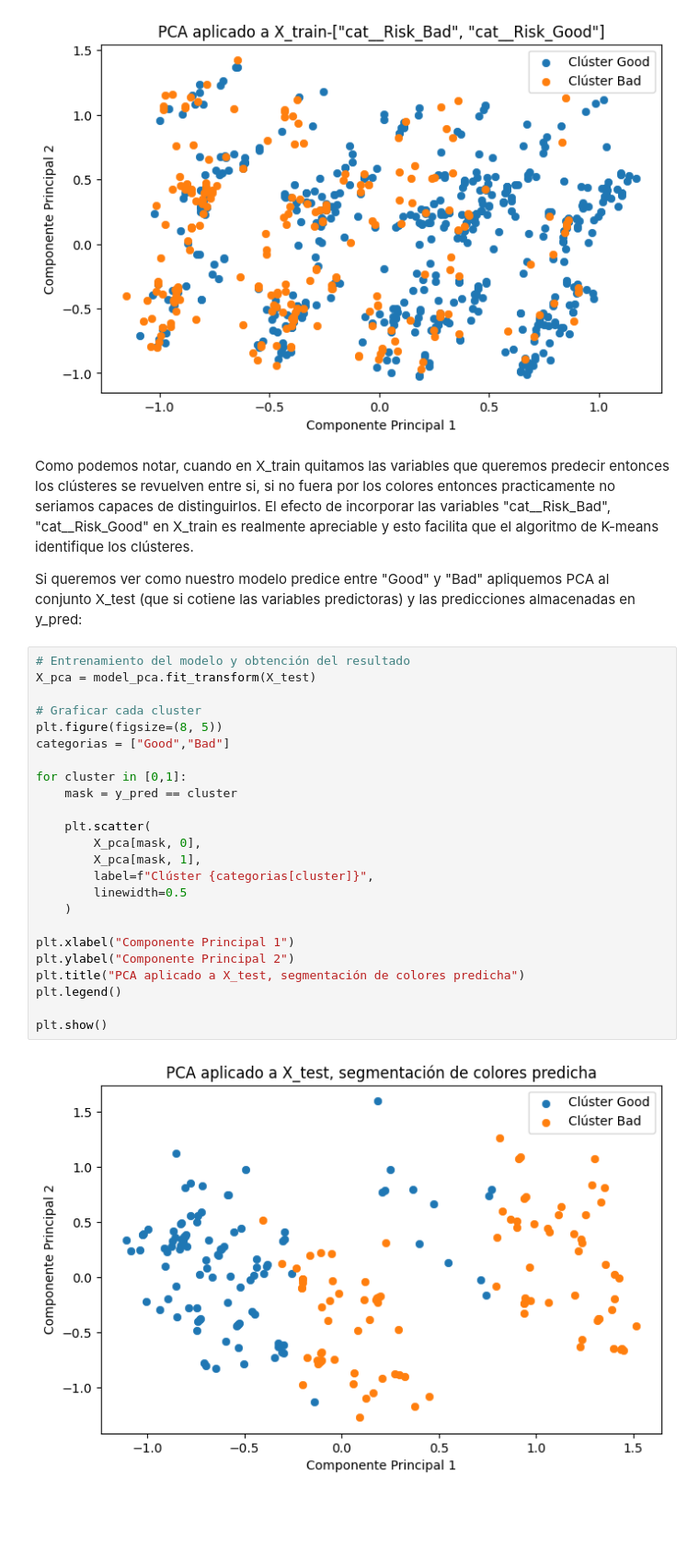
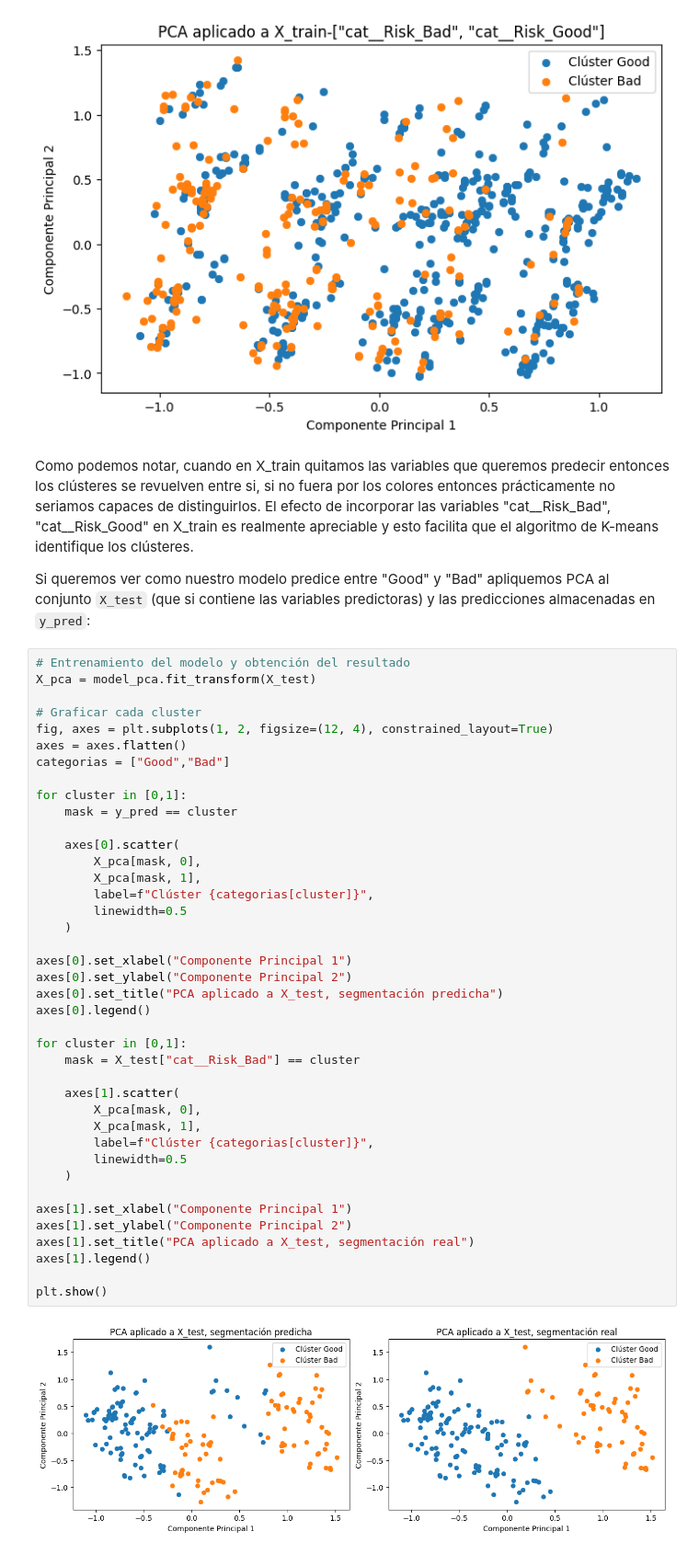
Before and after one commit to Crescencio1/Credit_Risk_Analysis, a Jupyter notebook: CreditRiskAnalysis-K-Means.ipynb, the cells around one changed output. Shown at 92% size. Drawn from its saved outputs; the diff is of its cells as text; blank space fills up the shorter version.

Commit message:
feat: Se terminó la sección "Análisis de componentes principales (segunda revisión)"y se corrigió la ortografía

```diff
--- a/CreditRiskAnalysis-K-Means.ipynb
+++ b/CreditRiskAnalysis-K-Means.ipynb
@@ -417,33 +417,49 @@ plt.show()
 # %% [output]
 [figure]
 # %% [markdown]
-Como podemos notar, cuando en X_train quitamos las variables que queremos predecir entonces los clústeres se revuelven entre si, si no fuera por los colores entonces practicamente no seriamos capaces de distinguirlos. El efecto de incorporar las variables "cat__Risk_Bad", "cat__Risk_Good" en X_train es realmente apreciable y esto facilita que el algoritmo de K-means identifique los clústeres.
+Como podemos notar, cuando en X_train quitamos las variables que queremos predecir entonces los clústeres se revuelven entre si, si no fuera por los colores entonces prácticamente no seriamos capaces de distinguirlos. El efecto de incorporar las variables "cat__Risk_Bad", "cat__Risk_Good" en X_train es realmente apreciable y esto facilita que el algoritmo de K-means identifique los clústeres.
 
-Si queremos ver como nuestro modelo predice entre "Good" y "Bad" apliquemos PCA al conjunto X_test (que si cotiene las variables predictoras) y las predicciones almacenadas en y_pred:
+Si queremos ver como nuestro modelo predice entre "Good" y "Bad" apliquemos PCA al conjunto `X_test` (que si contiene las variables predictoras) y las predicciones almacenadas en `y_pred`:
 # %%
 # Entrenamiento del modelo y obtención del resultado
 X_pca = model_pca.fit_transform(X_test)
 
 # Graficar cada cluster
-plt.figure(figsize=(8, 5))
+fig, axes = plt.subplots(1, 2, figsize=(12, 4), constrained_layout=True)
+axes = axes.flatten()
 categorias = ["Good","Bad"]
 
 for cluster in [0,1]:
     mask = y_pred == cluster
 
-    plt.scatter(
+    axes[0].scatter(
         X_pca[mask, 0],
         X_pca[mask, 1],
         label=f"Clúster {categorias[cluster]}",
         linewidth=0.5
     )
 
-plt.xlabel("Componente Principal 1")
-plt.ylabel("Componente Principal 2")
-plt.title("PCA aplicado a X_test, segmentación de colores predicha")
-plt.legend()
+axes[0].set_xlabel("Componente Principal 1")
+axes[0].set_ylabel("Componente Principal 2")
+axes[0].set_title("PCA aplicado a X_test, segmentación predicha")
+axes[0].legend()
+
+for cluster in [0,1]:
+    mask = X_test["cat__Risk_Bad"] == cluster
+
+    axes[1].scatter(
+        X_pca[mask, 0],
+        X_pca[mask, 1],
+        label=f"Clúster {categorias[cluster]}",
+        linewidth=0.5
+    )
+
+axes[1].set_xlabel("Componente Principal 1")
+axes[1].set_ylabel("Componente Principal 2")
+axes[1].set_title("PCA aplicado a X_test, segmentación real")
+axes[1].legend()
 
 plt.show()
 # %% [output]
-[figure, old version]
+[figure, new version]
 # %% [markdown]
```
Also changed, not shown: parts of 18 cells of this notebook.
